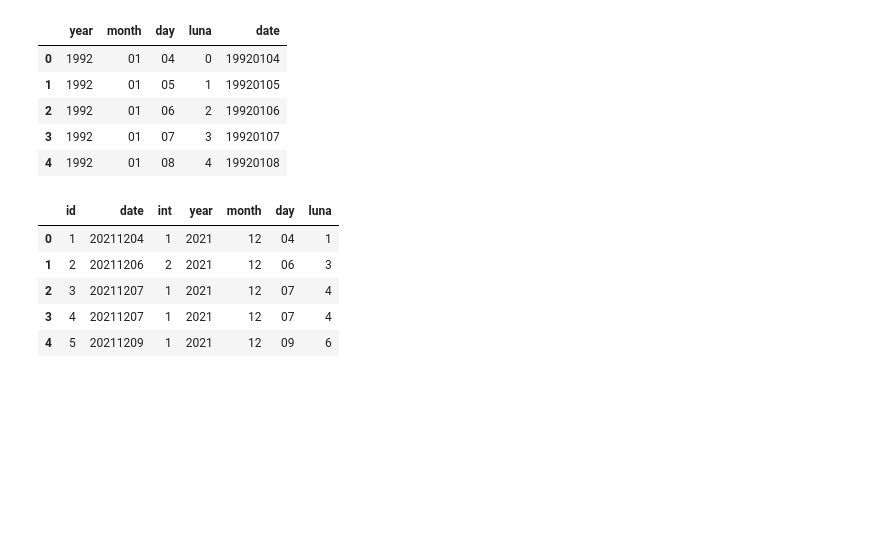
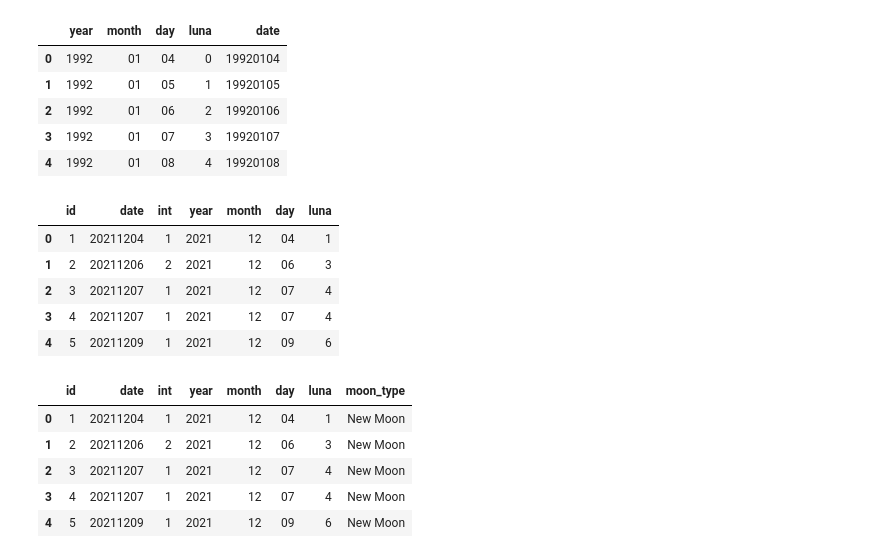
Before and after one commit to acapponi/moon, a Jupyter notebook: data-analisys.ipynb, the cells around one changed output. Drawn from its saved outputs; the diff is of its cells as text; code cells hidden in the pictures; blank space fills up the shorter version.

```diff
--- a/data-analisys.ipynb
+++ b/data-analisys.ipynb
@@ -42,3 +46,26 @@ conc.head()
 | 2 | 3 | 20211207 | 1 | 2021 | 12 | 07 | 4 |
 | 3 | 4 | 20211207 | 1 | 2021 | 12 | 07 | 4 |
 | 4 | 5 | 20211209 | 1 | 2021 | 12 | 09 | 6 |
+# %%
+#creo una columna con el tipo de luna
+def moon_type(i):
+    if(i < 10):
+        return 'New Moon'
+    elif(i>=10 and i < 20):
+        return 'First Quarter'
+    elif(i>=20 and i<30):
+        return 'Full Moon'
+    else:
+        return 'Third Quarter'
+
+
+conc['moon_type'] = conc['luna'].map(moon_type)
+
+conc.head()
+# %% [output]
+|  | id | date | int | year | month | day | luna | moon_type |
+| 0 | 1 | 20211204 | 1 | 2021 | 12 | 04 | 1 | New Moon |
+| 1 | 2 | 20211206 | 2 | 2021 | 12 | 06 | 3 | New Moon |
+| 2 | 3 | 20211207 | 1 | 2021 | 12 | 07 | 4 | New Moon |
+| 3 | 4 | 20211207 | 1 | 2021 | 12 | 07 | 4 | New Moon |
+| 4 | 5 | 20211209 | 1 | 2021 | 12 | 09 | 6 | New Moon |
```
Also changed, not shown: parts of 12 cells of this notebook.
